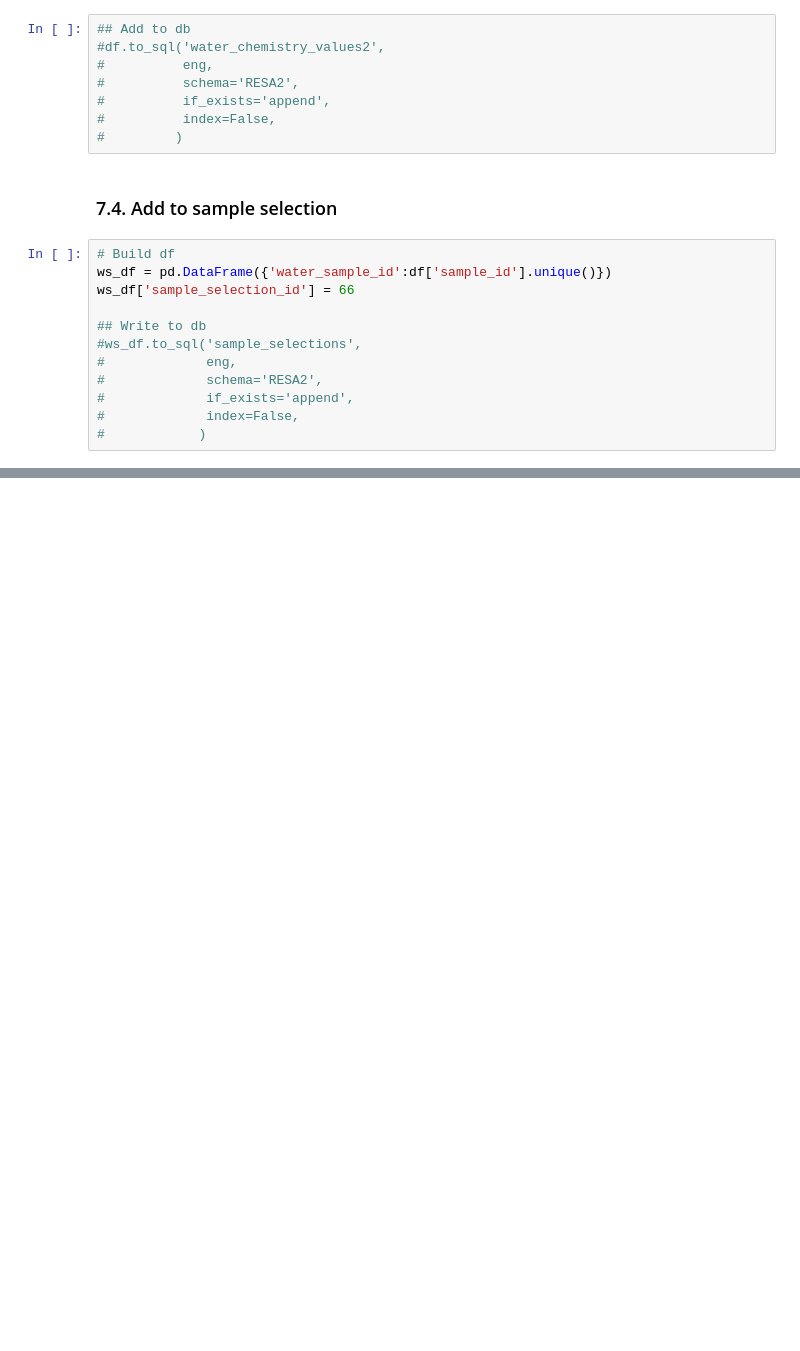
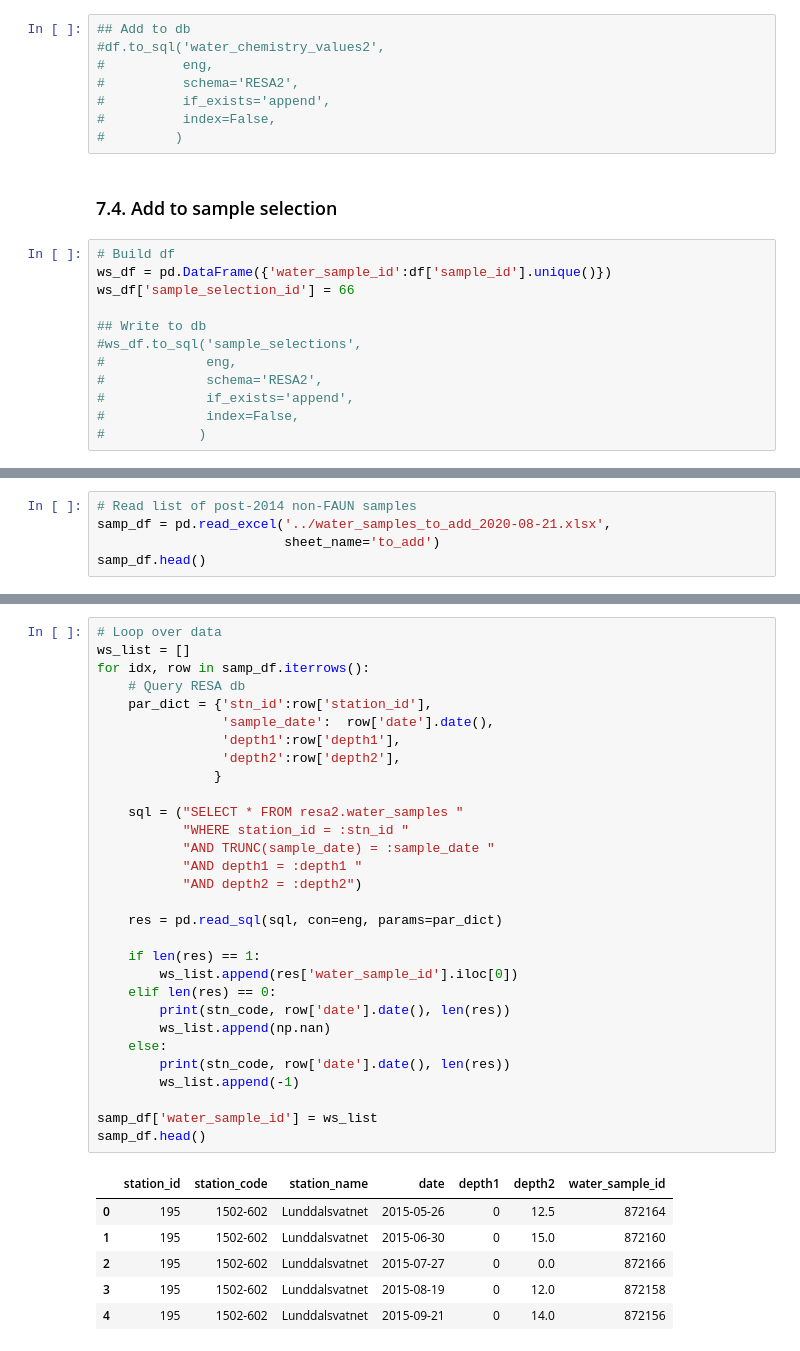
Before and after one commit to JamesSample/biolok, a Jupyter notebook: notebooks/update_db_2018_report.ipynb, the cells around one changed output, grey strips where cells are left out. Drawn from its saved outputs; the diff is of its cells as text; blank space fills up the shorter version.

```diff
--- a/notebooks/update_db_2018_report.ipynb
+++ b/notebooks/update_db_2018_report.ipynb
@@ -461,0 +468,5 @@ ws_df['sample_selection_id'] = 66
+# %%
+# Read list of post-2014 non-FAUN samples
+samp_df = pd.read_excel('../water_samples_to_add_2020-08-21.xlsx',
+                        sheet_name='to_add')
+samp_df.head()
@@ -461,0 +480,37 @@ ws_df['sample_selection_id'] = 66
+# %%
+# Loop over data
+ws_list = []
+for idx, row in samp_df.iterrows():
+    # Query RESA db
+    par_dict = {'stn_id':row['station_id'],
+                'sample_date':  row['date'].date(),
+                'depth1':row['depth1'],
+                'depth2':row['depth2'],
+               }
+
+    sql = ("SELECT * FROM resa2.water_samples "
+           "WHERE station_id = :stn_id "
+           "AND TRUNC(sample_date) = :sample_date "
+           "AND depth1 = :depth1 "
+           "AND depth2 = :depth2")
+
+    res = pd.read_sql(sql, con=eng, params=par_dict)
+
+    if len(res) == 1:
+        ws_list.append(res['water_sample_id'].iloc[0])
+    elif len(res) == 0:
+        print(stn_code, row['date'].date(), len(res))
+        ws_list.append(np.nan)
+    else:
+        print(stn_code, row['date'].date(), len(res))
+        ws_list.append(-1)
+
+samp_df['water_sample_id'] = ws_list
+samp_df.head()
+# %% [output]
+|  | station_id | station_code | station_name | date | depth1 | depth2 | water_sample_id |
+| 0 | 195 | 1502-602 | Lunddalsvatnet | 2015-05-26 | 0 | 12.5 | 872164 |
+| 1 | 195 | 1502-602 | Lunddalsvatnet | 2015-06-30 | 0 | 15.0 | 872160 |
+| 2 | 195 | 1502-602 | Lunddalsvatnet | 2015-07-27 | 0 | 0.0 | 872166 |
+| 3 | 195 | 1502-602 | Lunddalsvatnet | 2015-08-19 | 0 | 12.0 | 872158 |
+| 4 | 195 | 1502-602 | Lunddalsvatnet | 2015-09-21 | 0 | 14.0 | 872156 |
```
Also changed, not shown: parts of 3 cells of this notebook, 40 other files.
